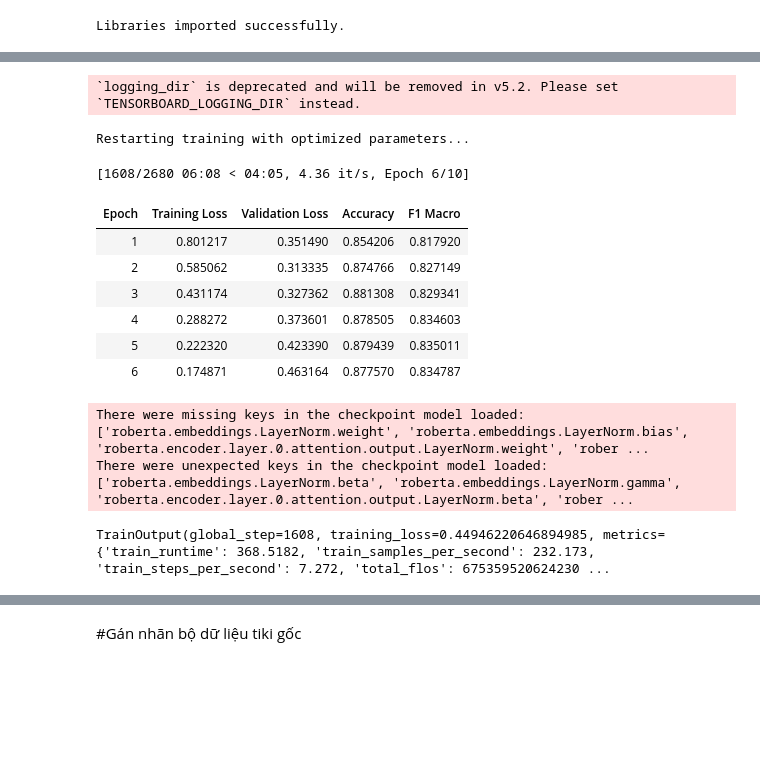
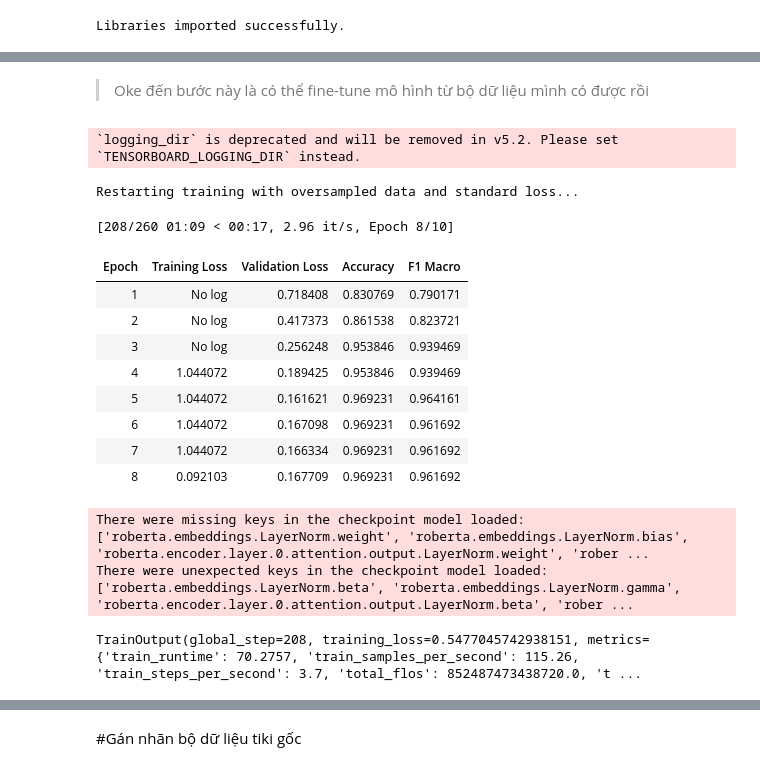
Before and after one commit to nhunggnguyen04/NCKH, a Jupyter notebook: Phobert_finetuning.ipynb, the cells around one changed output, grey strips where cells are left out. Drawn from its saved outputs; the diff is of its cells as text; code cells hidden in the pictures; blank space fills up the shorter version.

```diff
--- a/Phobert_finetuning.ipynb
+++ b/Phobert_finetuning.ipynb
@@ -74,4 +117,0 @@ display(df.head())
-# %%
-MODEL_NAME = "vinai/phobert-base"
-TEXT_COL = "content"
-LABEL_COL = "sentiment_llm"   # đổi lần lượt thành các aspect khác
@@ -167,4 +205,5 @@ Notes:
 # %%
+# Tách từ có gạch chéo
 def vietnamese_word_segmenter(text):
     if not isinstance(text, str) or text.strip() == '':
         return ''
@@ -173,19 +212,15 @@ def vietnamese_word_segmenter(text):
     except Exception as e:
         return str(text)
 
-# 2. Split the dataset again
-train_df, temp_df = train_test_split(df, test_size=0.2, stratify=df[LABEL_COL], random_state=42)
-val_df, test_df = train_test_split(temp_df, test_size=0.5, stratify=temp_df[LABEL_COL], random_state=42)
-
-# 3. Apply word segmentation on the new combined column
+# Áp dụng tách từ sử dụng segmenter cho Tiếng Việt
 train_df['segmented_content'] = train_df['content'].apply(vietnamese_word_segmenter)
 val_df['segmented_content'] = val_df['content'].apply(vietnamese_word_segmenter)
 test_df['segmented_content'] = test_df['content'].apply(vietnamese_word_segmenter)
 
-# 4. Create Hugging Face Datasets
+# Khởi tạo bộ dữ liệu Hugging Face
 train_ds = Dataset.from_pandas(train_df[['content', LABEL_COL]], preserve_index=False)
 val_ds = Dataset.from_pandas(val_df[['content', LABEL_COL]], preserve_index=False)
 test_ds = Dataset.from_pandas(test_df[['content', LABEL_COL]], preserve_index=False)
 
-display(train_df[['content', 'segmented_content']].head())
+print(train_df[['content', 'segmented_content']].head(1))
 # %% [output]
@@ -210,4 +232,5 @@ Dataset({
 # %%
+# Biến các từ đã được segmented thành các token
 def tokenize_function(examples):
     return tokenizer(
         examples['segmented_content'],
@@ -218,9 +241,9 @@ def tokenize_function(examples):
 
 
 # Keep only the necessary columns
-train_subset = train_df[['segmented_content', 'sentiment_llm']]
-val_subset = val_df[['segmented_content', 'sentiment_llm']]
-test_subset = test_df[['segmented_content', 'sentiment_llm']]
+train_subset = train_df[['segmented_content', LABEL_COL]]
+val_subset = val_df[['segmented_content', LABEL_COL]]
+test_subset = test_df[['segmented_content', LABEL_COL]]
 
 # Convert to Hugging Face Dataset objects
 train_dataset = Dataset.from_pandas(train_subset, preserve_index=False)
@@ -230,6 +253,7 @@ test_dataset = Dataset.from_pandas(test_subset, preserve_index=False)
 # Verify the train dataset
 print("Train Dataset:")
 print(train_dataset)
+print(train_subset.head(1))
 # %% [output]
 Train Dataset:
 Dataset({
@@ -267,3 +293,5 @@ First row of tokenized train dataset:
+# %% [markdown]
+> Oke đến bước này là có thể fine-tune mô hình từ bộ dữ liệu mình có được rồi
 # %%
 # các parameter để train
 training_args = TrainingArguments(
@@ -299,34 +327,49 @@ def compute_metrics(eval_pred):
         "f1_macro": f1_score(labels, preds, average="macro"),
     }
 # %%
+import torch
+from torch import nn
 from transformers import Trainer, EarlyStoppingCallback
+from datasets import Value
+import numpy as np
+from sklearn.utils import resample
 
-# Rename the label column to 'labels' as expected by the Trainer
-tokenized_train = tokenized_train.rename_column(LABEL_COL, "labels")
-tokenized_val = tokenized_val.rename_column(LABEL_COL, "labels")
+# Rename and cast labels
+if LABEL_COL in tokenized_train.column_names:
+    tokenized_train = tokenized_train.rename_column(LABEL_COL, "labels")
+if LABEL_COL in tokenized_val.column_names:
+    tokenized_val = tokenized_val.rename_column(LABEL_COL, "labels")
+
+tokenized_train = tokenized_train.cast_column("labels", Value("int64"))
+tokenized_val = tokenized_val.cast_column("labels", Value("int64"))
+
+# 3. Standard Trainer (No custom weighted loss)
+model.config.problem_type = "single_label_classification"
 
 trainer = Trainer(
     model=model,
     args=training_args,
     train_dataset=tokenized_train,
     eval_dataset=tokenized_val,
     compute_metrics=compute_metrics,
     callbacks=[EarlyStoppingCallback(early_stopping_patience=3)]
 )
 
-print("Restarting training with optimized parameters...")
+print("\nRestarting training with oversampled data and standard loss...")
 trainer.train()
 # %% [output]
-Restarting training with optimized parameters...
+Restarting training with oversampled data and standard loss...
-[1608/2680 06:08 < 04:05, 4.36 it/s, Epoch 6/10]
+[208/260 01:09 < 00:17, 2.96 it/s, Epoch 8/10]
 | Epoch | Training Loss | Validation Loss | Accuracy | F1 Macro |
-| 1 | 0.801217 | 0.351490 | 0.854206 | 0.817920 |
-| 2 | 0.585062 | 0.313335 | 0.874766 | 0.827149 |
-| 3 | 0.431174 | 0.327362 | 0.881308 | 0.829341 |
-| 4 | 0.288272 | 0.373601 | 0.878505 | 0.834603 |
-| 5 | 0.222320 | 0.423390 | 0.879439 | 0.835011 |
-| 6 | 0.174871 | 0.463164 | 0.877570 | 0.834787 |
+| 1 | No log | 0.718408 | 0.830769 | 0.790171 |
+| 2 | No log | 0.417373 | 0.861538 | 0.823721 |
+| 3 | No log | 0.256248 | 0.953846 | 0.939469 |
+| 4 | 1.044072 | 0.189425 | 0.953846 | 0.939469 |
+| 5 | 1.044072 | 0.161621 | 0.969231 | 0.964161 |
+| 6 | 1.044072 | 0.167098 | 0.969231 | 0.961692 |
+| 7 | 1.044072 | 0.166334 | 0.969231 | 0.961692 |
+| 8 | 0.092103 | 0.167709 | 0.969231 | 0.961692 |
 There were missing keys in the checkpoint model loaded: ['roberta.embeddings.LayerNorm.weight', 'roberta.embeddings.LayerNorm.bias', 'roberta.encoder.layer.0.attention.output.LayerNorm.weight', 'rober ...
 There were unexpected keys in the checkpoint model loaded: ['roberta.embeddings.LayerNorm.beta', 'roberta.embeddings.LayerNorm.gamma', 'roberta.encoder.layer.0.attention.output.LayerNorm.beta', 'rober ...
-TrainOutput(global_step=1608, training_loss=0.44946220646894985, metrics={'train_runtime': 368.5182, 'train_samples_per_second': 232.173, 'train_steps_per_second': 7.272, 'total_flos': 675359520624230 ...
+TrainOutput(global_step=208, training_loss=0.5477045742938151, metrics={'train_runtime': 70.2757, 'train_samples_per_second': 115.26, 'train_steps_per_second': 3.7, 'total_flos': 852487473438720.0, 't ...
 # %%
```
Also changed, not shown: parts of 21 cells of this notebook.
